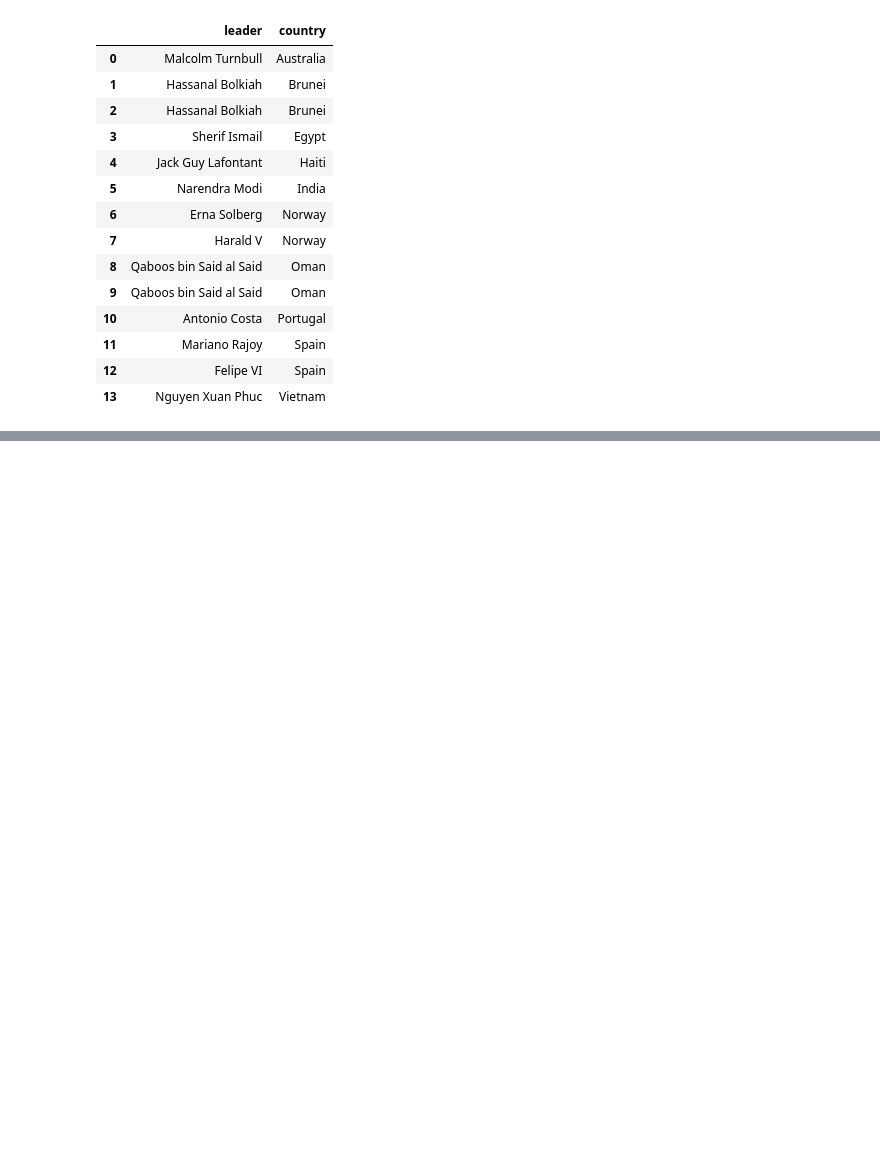
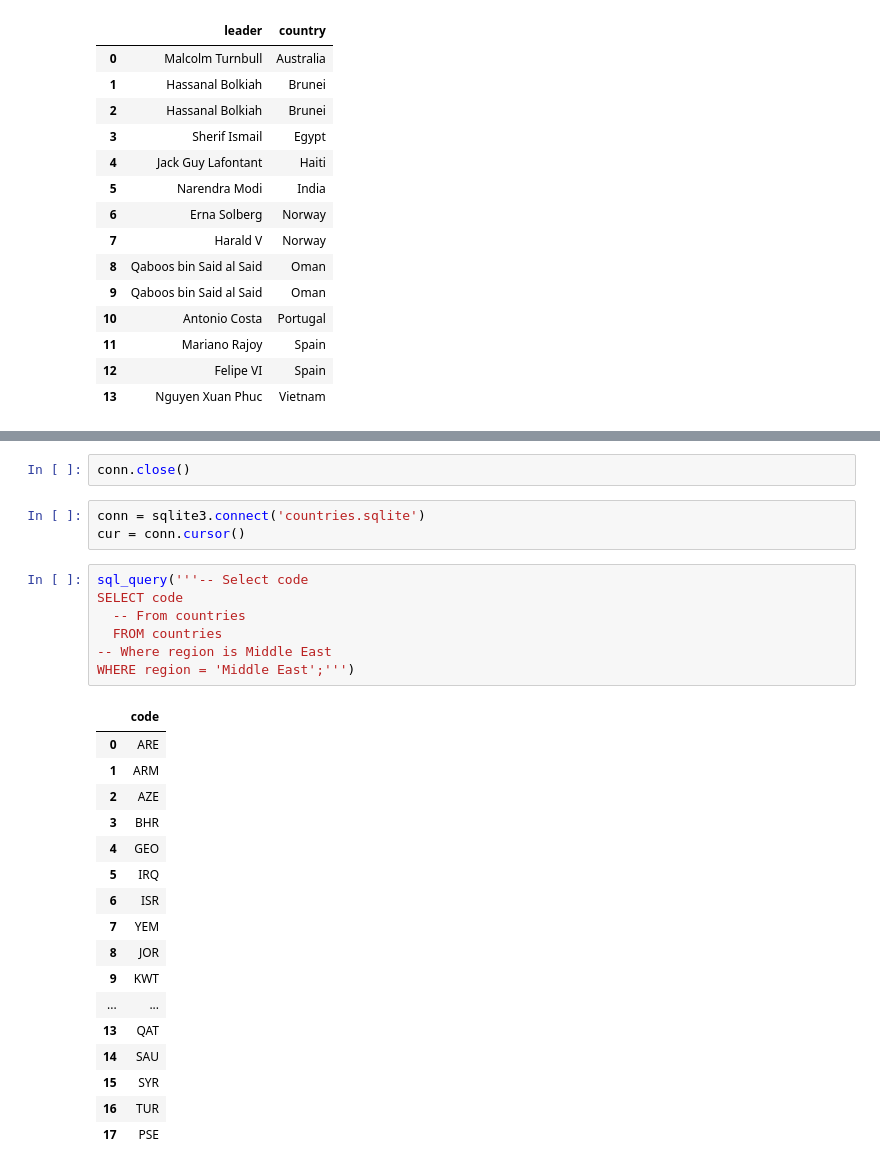
Before and after one commit to MikSm1th/datacamp_notes, a Jupyter notebook: joining_data_in_SQL/Set theory clauses.ipynb, the cells around one changed output, grey strips where cells are left out. Cells and saved outputs as stored; diff of their text form; blank space fills up the shorter version.

```diff
--- a/joining_data_in_SQL/Set theory clauses.ipynb
+++ b/joining_data_in_SQL/Set theory clauses.ipynb
@@ -58,0 +248,30 @@ ORDER BY country;''')
+# %%
+conn.close()
+# %%
+conn = sqlite3.connect('countries.sqlite')
+cur = conn.cursor()
+# %%
+sql_query('''-- Select code
+SELECT code
+  -- From countries
+  FROM countries
+-- Where region is Middle East
+WHERE region = 'Middle East';''')
+# %% [output]
+|  | code |
+| 0 | ARE |
+| 1 | ARM |
+| 2 | AZE |
+| 3 | BHR |
+| 4 | GEO |
+| 5 | IRQ |
+| 6 | ISR |
+| 7 | YEM |
+| 8 | JOR |
+| 9 | KWT |
+| ... | ... |
+| 13 | QAT |
+| 14 | SAU |
+| 15 | SYR |
+| 16 | TUR |
+| 17 | PSE |
```
Also changed, not shown: parts of 29 cells of this notebook, 5 other files.
